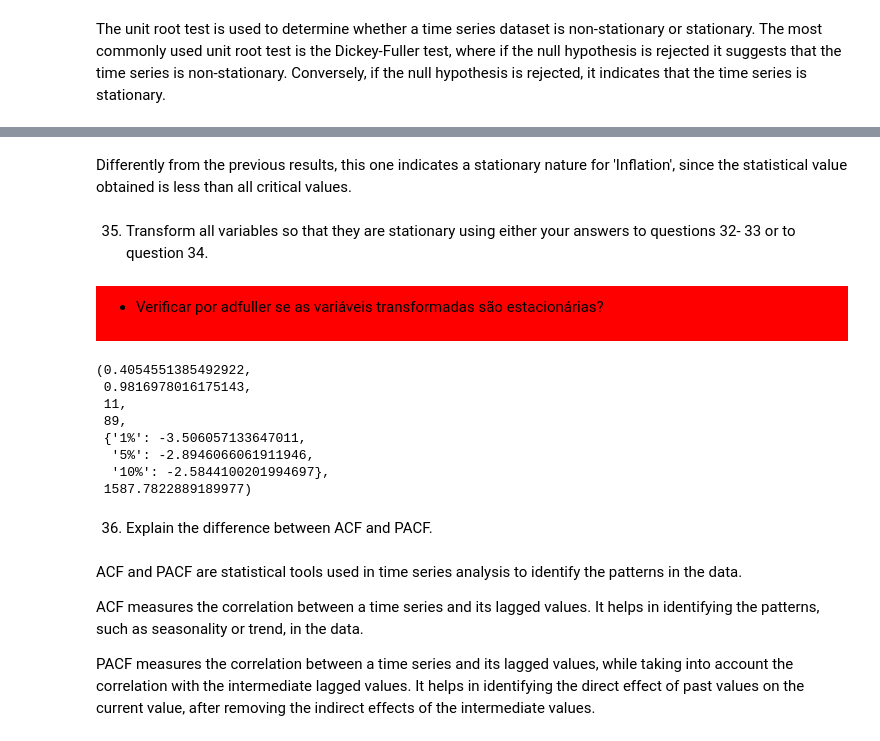
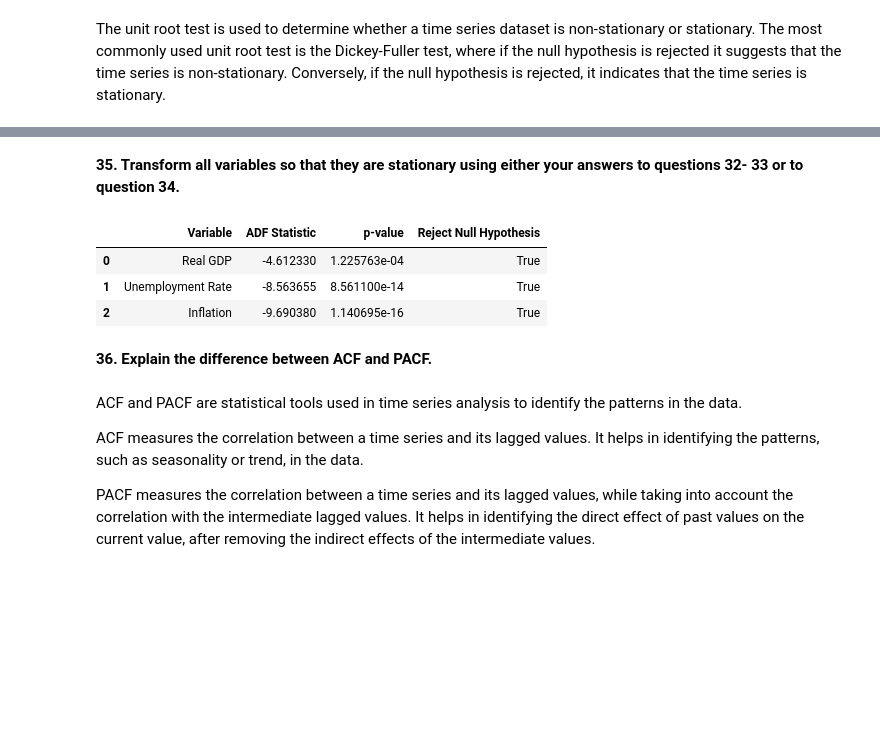
Before and after one commit to ArthurMbraga/MODS202-Econometrics, a Jupyter notebook: project.ipynb, the cells around one changed output, grey strips where cells are left out. Saved outputs shown, nothing was run; the diff lists cells and outputs as text; code cells hidden in the pictures; blank space fills up the shorter version.

```diff
--- a/project.ipynb
+++ b/project.ipynb
@@ -1067,27 +1059,33 @@ adfuller(df3['Inflation'])
-# %% [markdown]
-Differently from the previous results, this one indicates a stationary nature for 'Inflation', since the statistical value obtained is less than all critical values.
 # %% [markdown]
-35. Transform all variables so that they are stationary using either your answers to questions 32-
-33 or to question 34.
+**35. Transform all variables so that they are stationary using either your answers to questions 32-
+33 or to question 34.**
-# %% [markdown]
-<div style="background-color: red; padding: 10px;">
-
-* Verificar por adfuller se as variáveis transformadas são estacionárias?
-
-</div>
-# %%
-adfuller(stationary_diff_df3['Real GDP'])
-# %% [output]
-(0.4054551385492922,
- 0.9816978016175143,
- 11,
- 89,
- {'1%': -3.506057133647011,
-  '5%': -2.8946066061911946,
-  '10%': -2.5844100201994697},
- 1587.7822889189977)
+# %%
+results_list = []
+
+stationary_df = df3.copy().diff().dropna()
+
+for column in stationary_df.columns[1:]:
+    variable = column
+    adf_result = adfuller(stationary_df[column], maxlag=0, regression='c', autolag=None)
+    adf_statistic = adf_result[0]
+    p_value = adf_result[1]
+    reject_null_hypothesis = p_value < 0.01
+
+    results_list.append({'Variable': variable,
+                         'ADF Statistic': adf_statistic,
+                         'p-value': p_value,
+                         'Reject Null Hypothesis': reject_null_hypothesis})
+
+results_table = pd.DataFrame(results_list)
+
+results_table
+# %% [output]
+|  | Variable | ADF Statistic | p-value | Reject Null Hypothesis |
+| 0 | Real GDP | -4.612330 | 1.225763e-04 | True |
+| 1 | Unemployment Rate | -8.563655 | 8.561100e-14 | True |
+| 2 | Inflation | -9.690380 | 1.140695e-16 | True |
 # %% [markdown]
-36. Explain the difference between ACF and PACF.
+**36. Explain the difference between ACF and PACF.**
 # %% [markdown]
 ACF and PACF are statistical tools used in time series analysis to identify the patterns in the data.
 
```
Also changed, not shown: parts of 37 cells of this notebook.
